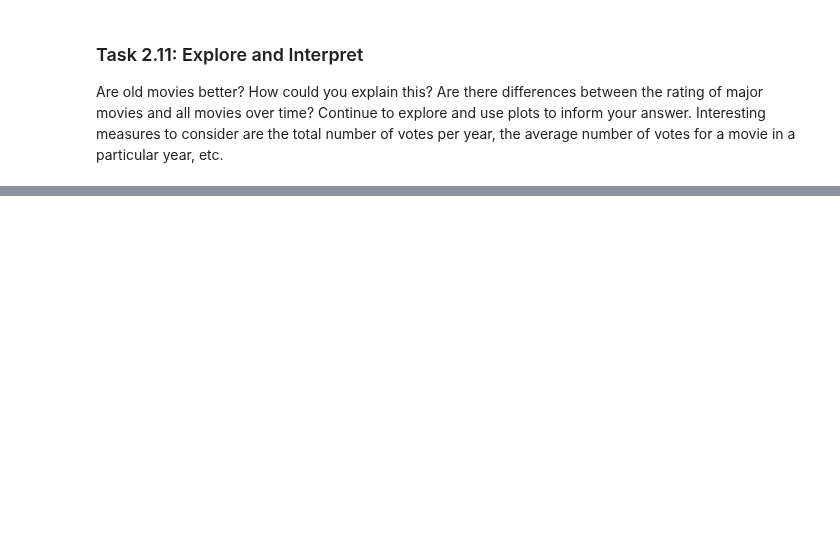
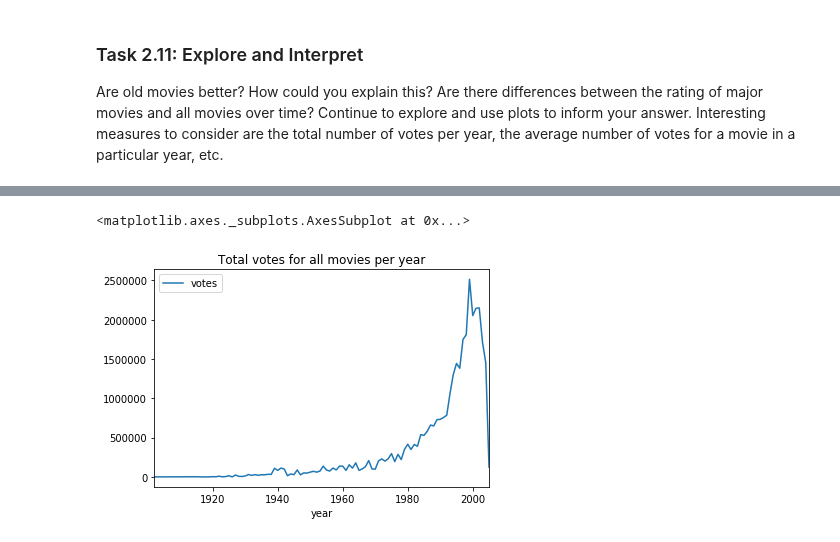
Before and after one commit to brookeslawski/datascience-homeworks-local, a Jupyter notebook: HW3/2018-HW3.ipynb, the cells around one changed output, grey strips where cells are left out. Saved outputs shown, nothing was run; the diff lists cells and outputs as text; code cells hidden in the pictures; blank space fills up the shorter version.

```diff
--- a/HW3/2018-HW3.ipynb
+++ b/HW3/2018-HW3.ipynb
@@ -418,0 +480,7 @@ Are old movies better? How could you explain this? Are there differences between
+# %%
+pd_majormovies[["year","votes"]].groupby("year").sum().plot(title="Total votes for all movies per year")
+
+##NOT CORRECT
+# %% [output]
+<matplotlib.axes._subplots.AxesSubplot at 0x...>
+[figure, added]
```
Also changed, not shown: parts of 12 cells of this notebook.
